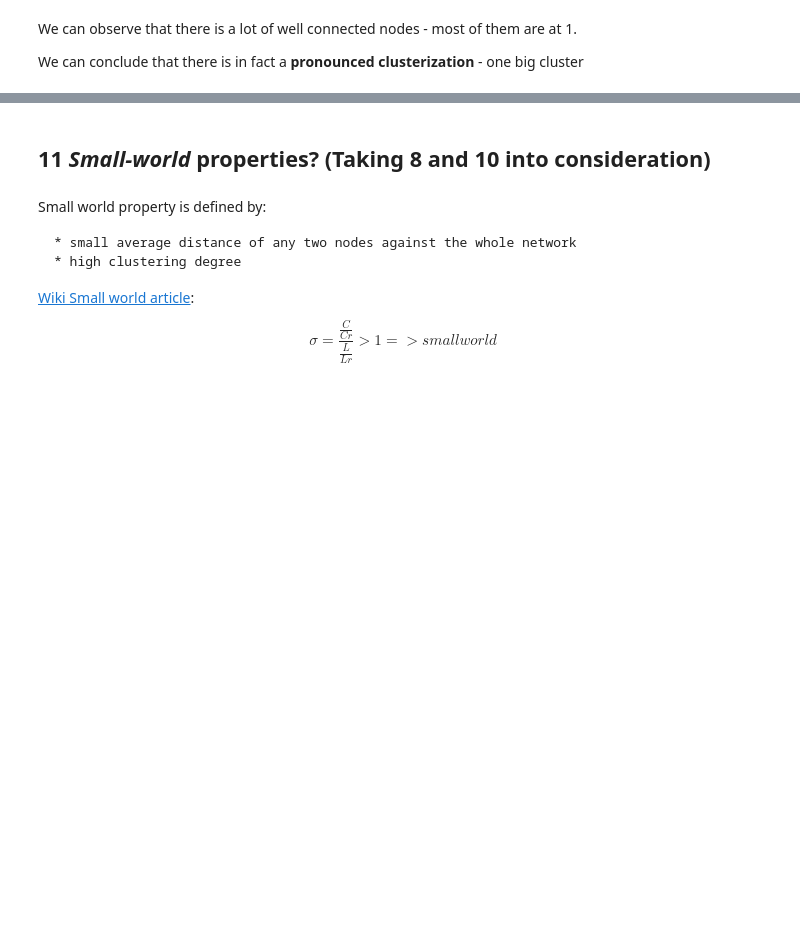
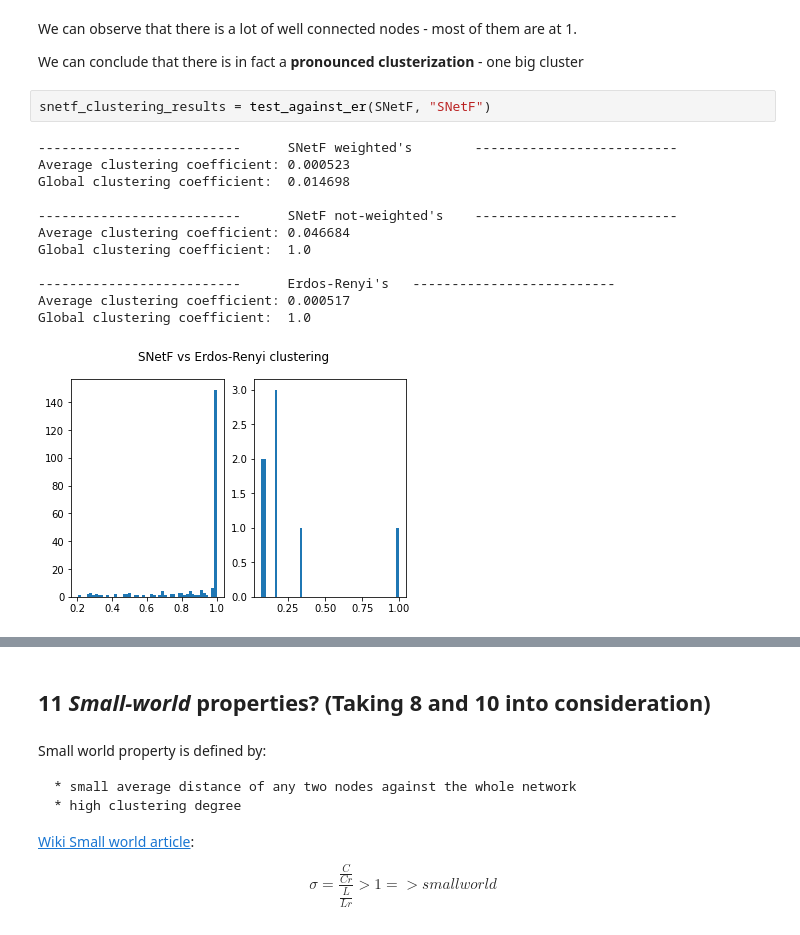
Before and after one commit to milicevicMarko/Reddit2008-Analysis, a Jupyter notebook: Basic characteristics.ipynb, the cells around one changed output, grey strips where cells are left out. Saved outputs shown, nothing was run; the diff lists cells and outputs as text; blank space fills up the shorter version.

```diff
--- a/Basic characteristics.ipynb
+++ b/Basic characteristics.ipynb
@@ -169,3 +169,18 @@ draw_versus_er_histograms("SNet", snet_clustering_tuple[2], er_snet_clustering_t
 We can observe that there is a lot of well connected nodes - most of them are at 1.
 
 We can conclude that there is in fact a **pronounced clusterization** - one big cluster
+# %%
+snetf_clustering_results = test_against_er(SNetF, "SNetF")
+# %% [output]
+--------------------------      SNetF weighted's        --------------------------
+Average clustering coefficient: 0.000523
+Global clustering coefficient:  0.014698
+
+--------------------------      SNetF not-weighted's    --------------------------
+Average clustering coefficient: 0.046684
+Global clustering coefficient:  1.0
+
+--------------------------      Erdos-Renyi's   --------------------------
+Average clustering coefficient: 0.000517
+Global clustering coefficient:  1.0
+[figure, added]
```
Also changed, not shown: parts of 20 cells of this notebook, 1 other file.
